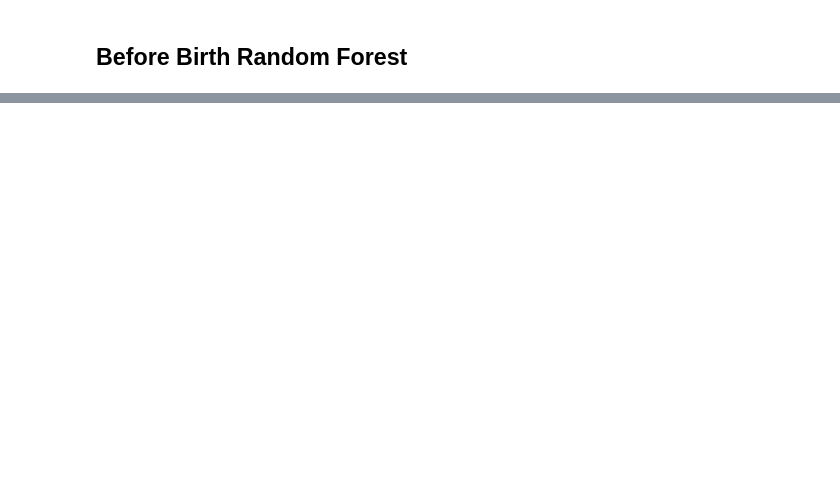
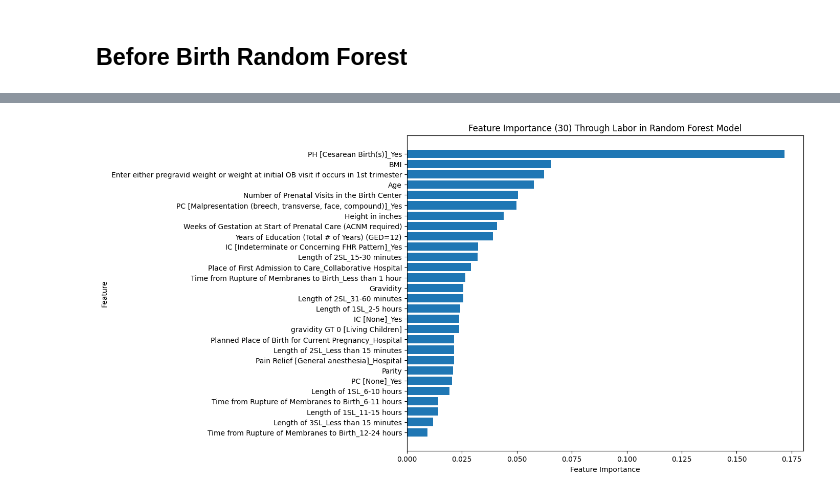
Before and after one commit to SwagmasterMatt/birth-center-outcomes-ML, a Jupyter notebook: pre_processing.ipynb, the cells around one changed output, grey strips where cells are left out. Cells and saved outputs as stored; diff of their text form; code cells hidden in the pictures; blank space fills up the shorter version.

```diff
--- a/pre_processing.ipynb
+++ b/pre_processing.ipynb
@@ -1211,0 +1366,28 @@ plt.show()
+# %%
+during_birth_features = importance_df["Feature"][0:feature_nu - 1].to_list()
+# %%
+final_features = before_birth_features + during_birth_features
+# %%
+# Best Model
+
+X = pandas_cleaned_data[features["During_Labor"] + features["Before_Labor"]]
+y = pandas_cleaned_data["Type of Birth"]
+
+X = pd.get_dummies(X, drop_first=True)
+
+X = X[final_features]
+
+X_train, X_test, y_train, y_test = train_test_split(X, y, test_size=0.2, random_state=42)
+
+model = RandomForestClassifier(random_state=42)
+
+cv_scores = cross_val_score(model, X_train, y_train, cv=5, scoring='accuracy')
+validation_accuracy = cv_scores.mean()
+
+model.fit(X_train, y_train)
+
+y_pred = model.predict(X_test)
+
+print("Validation Accuracy (5-Fold CV):", validation_accuracy)
+print("Accuracy:", accuracy_score(y_test, y_pred))
+print("Classification Report:\n", classification_report(y_test, y_pred))
@@ -1211,0 +1409,16 @@ plt.show()
+# %%
+importances = model.feature_importances_
+feature_names = X.columns
+
+importance_df = pd.DataFrame({"Feature": feature_names, "Importance": importances})
+importance_df = importance_df.sort_values(by="Importance", ascending=False)
+# %%
+plt.figure(figsize=(10, 8))
+plt.barh(importance_df["Feature"][0: 2 * feature_nu - 1], importance_df["Importance"][0: 2 * feature_nu - 1])
+plt.xlabel("Feature Importance")
+plt.ylabel("Feature")
+plt.title(f"Feature Importance ({2 * feature_nu}) Through Labor in Random Forest Model")
+plt.gca().invert_yaxis()
+plt.show()
+# %% [output]
+[figure, added]
```
Also changed, not shown: parts of 26 cells of this notebook.
